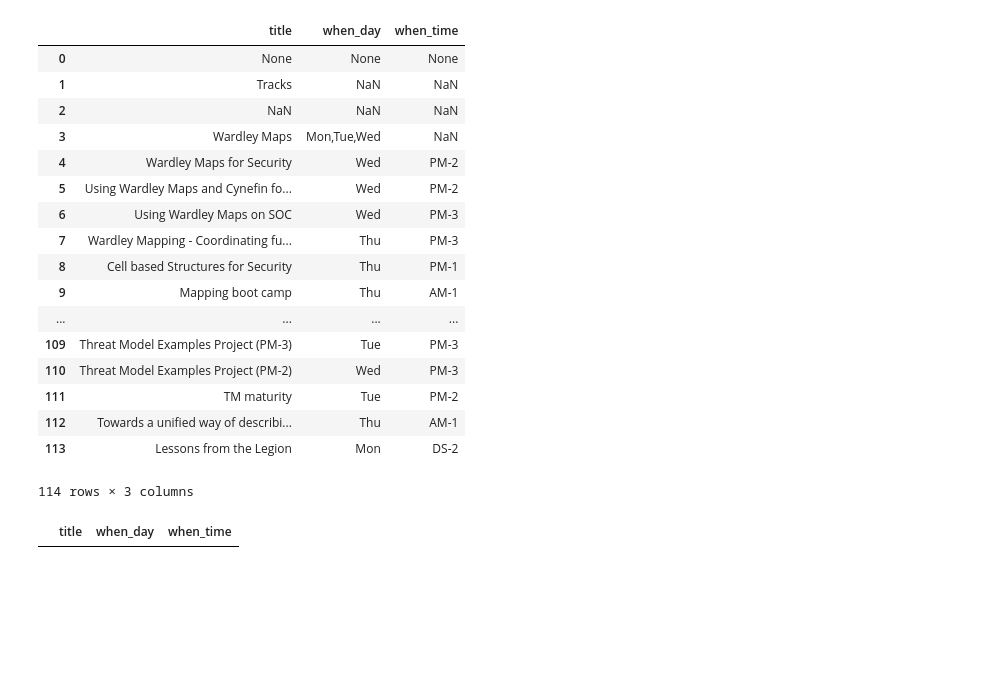
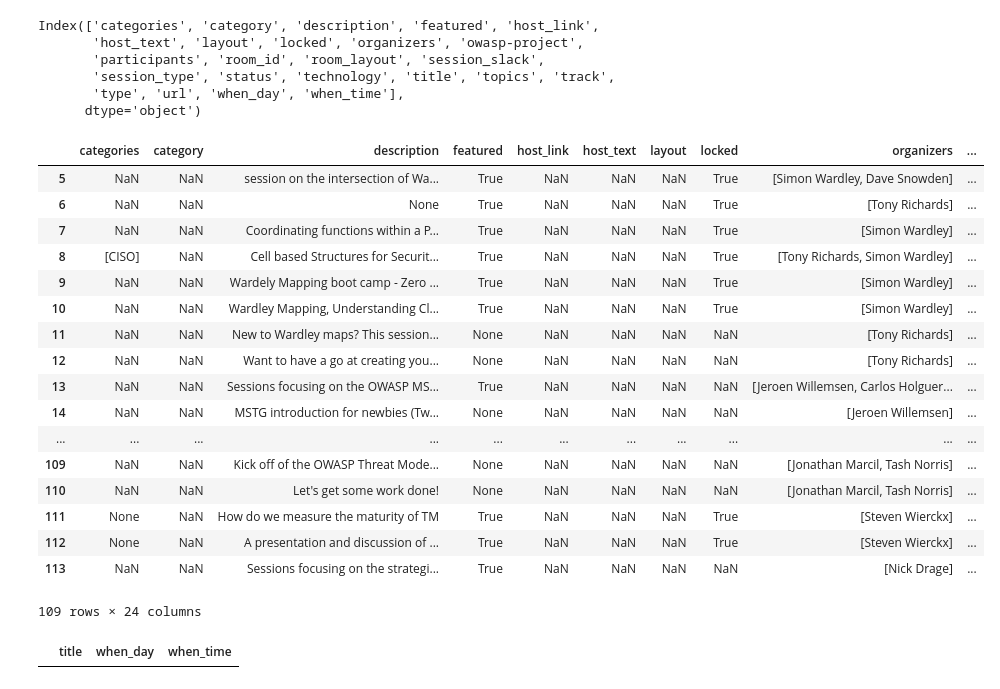
Before and after one commit to OpenSecuritySummit/jp-2020, a Jupyter notebook: notebooks/users/Dario/OSS_Site.ipynb, the cells around one changed output. Cells and saved outputs as stored; diff of their text form; code cells hidden in the pictures; blank space fills up the shorter version.

```diff
--- a/notebooks/users/Dario/OSS_Site.ipynb
+++ b/notebooks/users/Dario/OSS_Site.ipynb
@@ -9,27 +9,36 @@ hugo = API_Hugo_OSS()
 x=hugo.df_sessions() # the .head(20) command will show the top 20
 # %%
 a=x[['title','when_day','when_time']]
-# %%
-a
-# %% [output]
-|  | title | when_day | when_time |
-| 0 | None | None | None |
-| 1 | Tracks | NaN | NaN |
-| 2 | NaN | NaN | NaN |
-| 3 | Wardley Maps | Mon,Tue,Wed | NaN |
-| 4 | Wardley Maps for Security | Wed | PM-2 |
-| 5 | Using Wardley Maps and Cynefin fo... | Wed | PM-2 |
-| 6 | Using Wardley Maps on SOC | Wed | PM-3 |
-| 7 | Wardley Mapping - Coordinating fu... | Thu | PM-3 |
-| 8 | Cell based Structures for Security | Thu | PM-1 |
-| 9 | Mapping boot camp | Thu | AM-1 |
-| ... | ... | ... | ... |
-| 109 | Threat Model Examples Project (PM-3) | Tue | PM-3 |
-| 110 | Threat Model Examples Project (PM-2) | Wed | PM-3 |
-| 111 | TM maturity | Tue | PM-2 |
-| 112 | Towards a unified way of describi... | Thu | AM-1 |
-| 113 | Lessons from the Legion | Mon | DS-2 |
-114 rows × 3 columns
+# %%
+x.columns
+# %% [output]
+Index(['categories', 'category', 'description', 'featured', 'host_link',
+       'host_text', 'layout', 'locked', 'organizers', 'owasp-project',
+       'participants', 'room_id', 'room_layout', 'session_slack',
+       'session_type', 'status', 'technology', 'title', 'topics', 'track',
+       'type', 'url', 'when_day', 'when_time'],
+      dtype='object')
+# %%
+x[5:]
+# %% [output]
+|  | categories | category | description | featured | host_link | host_text | layout | locked | organizers | ... |
+| 5 | NaN | NaN | session on the intersection of Wa... | True | NaN | NaN | NaN | True | [Simon Wardley, Dave Snowden] | ... |
+| 6 | NaN | NaN | None | True | NaN | NaN | NaN | True | [Tony Richards] | ... |
+| 7 | NaN | NaN | Coordinating functions within a P... | True | NaN | NaN | NaN | True | [Simon Wardley] | ... |
+| 8 | [CISO] | NaN | Cell based Structures for Securit... | True | NaN | NaN | NaN | True | [Tony Richards, Simon Wardley] | ... |
+| 9 | NaN | NaN | Wardely Mapping boot camp - Zero ... | True | NaN | NaN | NaN | True | [Simon Wardley] | ... |
+| 10 | NaN | NaN | Wardley Mapping, Understanding Cl... | True | NaN | NaN | NaN | True | [Simon Wardley] | ... |
+| 11 | NaN | NaN | New to Wardley maps? This session... | None | NaN | NaN | NaN | NaN | [Tony Richards] | ... |
+| 12 | NaN | NaN | Want to have a go at creating you... | None | NaN | NaN | NaN | NaN | [Tony Richards] | ... |
+| 13 | NaN | NaN | Sessions focusing on the OWASP MS... | True | NaN | NaN | NaN | NaN | [Jeroen Willemsen, Carlos Holguer... | ... |
+| 14 | NaN | NaN | MSTG introduction for newbies (Tw... | None | NaN | NaN | NaN | NaN | [Jeroen Willemsen] | ... |
+| ... | ... | ... | ... | ... | ... | ... | ... | ... | ... | ... |
+| 109 | NaN | NaN | Kick off of the OWASP Threat Mode... | None | NaN | NaN | NaN | NaN | [Jonathan Marcil, Tash Norris] | ... |
+| 110 | NaN | NaN | Let's get some work done! | None | NaN | NaN | NaN | NaN | [Jonathan Marcil, Tash Norris] | ... |
+| 111 | None | NaN | How do we measure the maturity of TM | True | NaN | NaN | NaN | True | [Steven Wierckx] | ... |
+| 112 | None | NaN | A presentation and discussion of ... | True | NaN | NaN | NaN | True | [Steven Wierckx] | ... |
+| 113 | NaN | NaN | Sessions focusing on the strategi... | True | NaN | NaN | NaN | NaN | [Nick Drage] | ... |
+109 rows × 24 columns
 # %%
 a[a['title']=='Threat Modeling Introduction']
 # %% [output]
```
